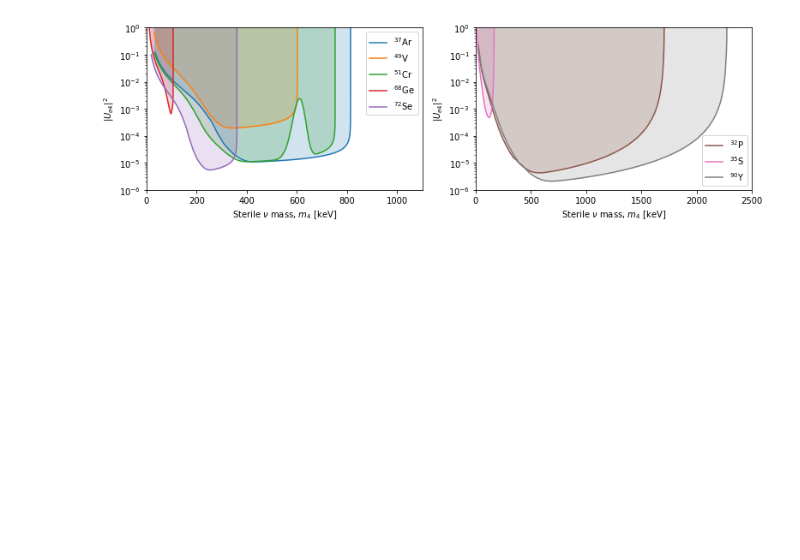
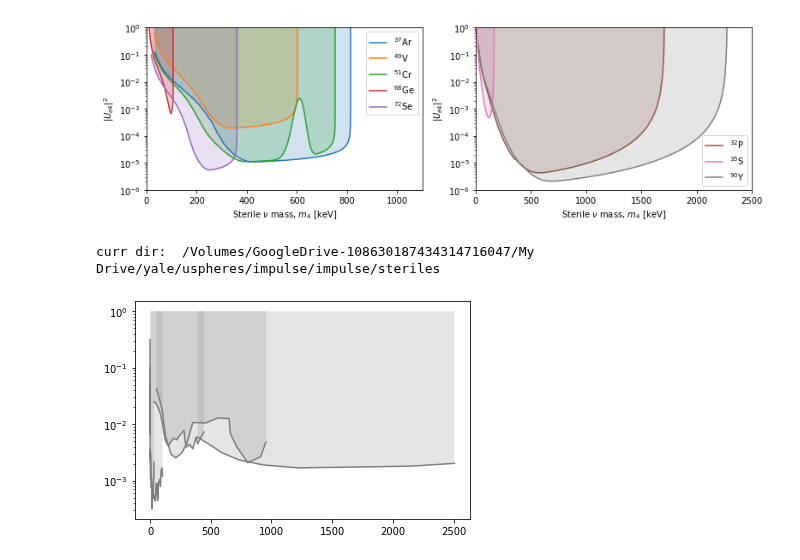
Before and after one commit to Moore-Lab/composite_DM, a Jupyter notebook: steriles/plot_pdfs.ipynb, the cells around one changed output. Saved outputs shown, nothing was run; the diff lists cells and outputs as text; code cells hidden in the pictures; blank space fills up the shorter version.

Commit message:
adding pienu limit

```diff
--- a/steriles/plot_pdfs.ipynb
+++ b/steriles/plot_pdfs.ipynb
@@ -253,3 +253,25 @@ plt.savefig("ue4_sensitivity.pdf")
 plt.show()
 # %% [output]
 [figure]
+# %%
+## plot the previous limits with the projections overlaid
+
+prev_iso = ['s_35', 're_187', 'ni_63', 'h_3', 'f_20', 'cu_64', 'ce_144', 'pienu']
+
+plt.figure()
+
+print("curr dir: ", os.getcwd())
+
+for piso in prev_iso:
+
+    f = "/Users/dcmoore/grace/impulse/steriles/prev_lim/prev_lim_%s.txt"%piso
+    curr_dat = np.loadtxt(f, delimiter=',', skiprows=1)
+
+    p=plt.semilogy(curr_dat[:,0]*1e6, curr_dat[:,1], color='grey')
+    c=p[0].get_color()
+    plt.fill_between(curr_dat[:,0]*1e6, curr_dat[:,1], np.ones_like(curr_dat[:,1]), edgecolor='none', facecolor='grey', alpha=0.2)
+
+plt.show()
+# %% [output]
+curr dir:  /Volumes/GoogleDrive-108630187434314716047/My Drive/yale/uspheres/impulse/impulse/steriles
+[figure, added]
```
Also changed, not shown: 1 other file.
